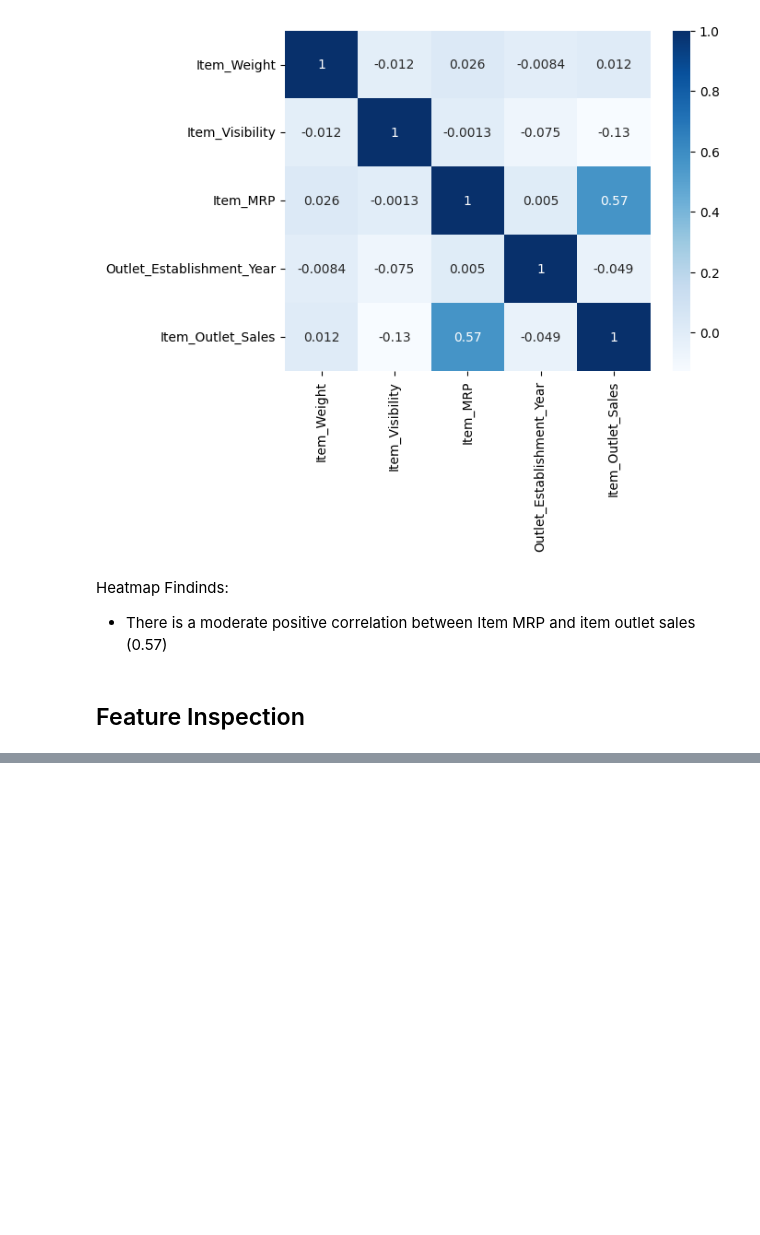
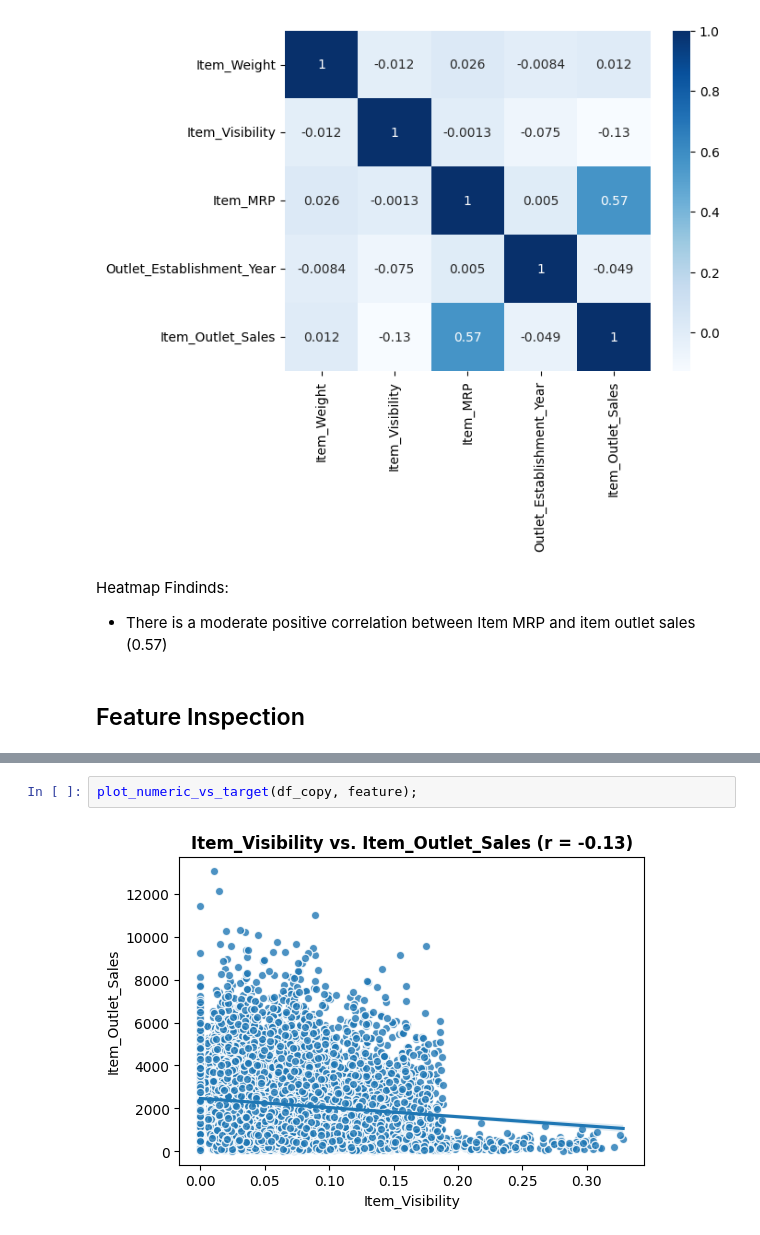
Before and after one commit to HinnHabib/Prediction-of-Product-Sales, a Jupyter notebook: Prediction_of_Product_Sales.ipynb, the cells around one changed output, grey strips where cells are left out. Saved outputs shown, nothing was run; the diff lists cells and outputs as text; blank space fills up the shorter version.

```diff
--- a/Prediction_of_Product_Sales.ipynb
+++ b/Prediction_of_Product_Sales.ipynb
@@ -492,0 +779,4 @@ Heatmap Findinds:
+# %%
+plot_numeric_vs_target(df_copy, feature);
+# %% [output]
+[figure, added]
```
Also changed, not shown: parts of 65 cells of this notebook.
